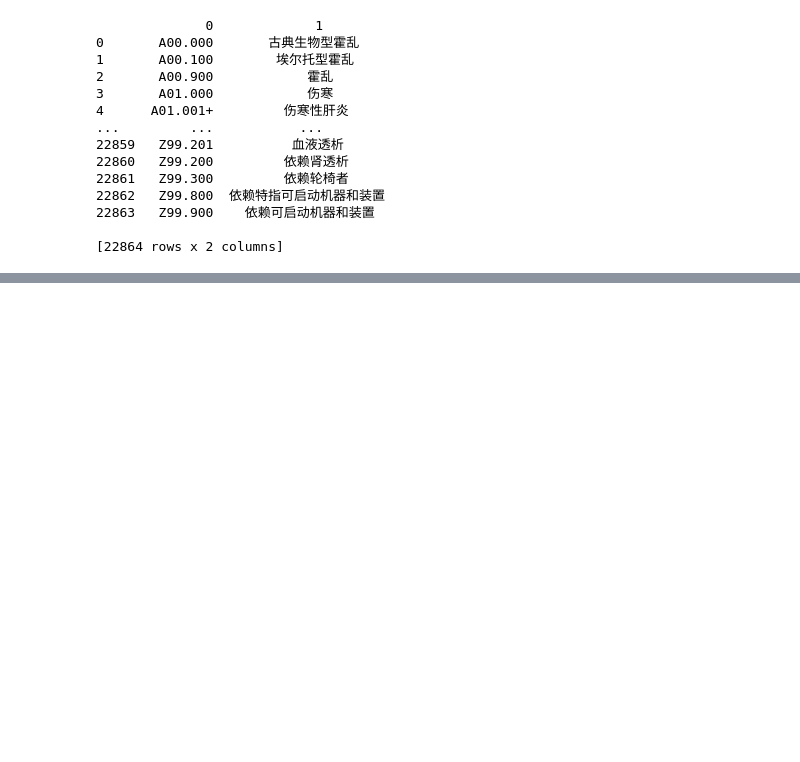
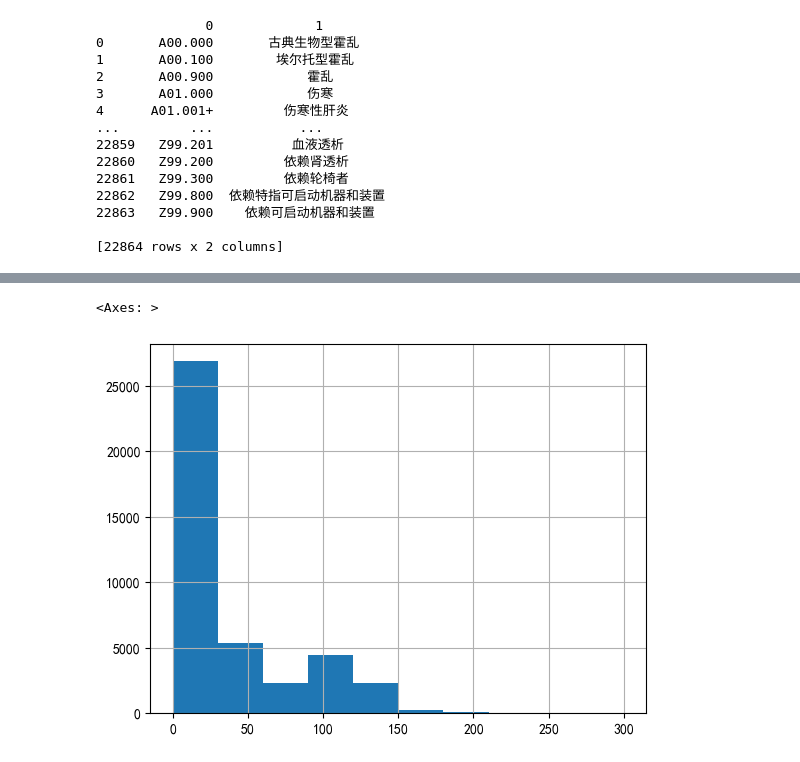
Before and after one commit to Heliumeow/InsuranceClaimClassificationProject, a Jupyter notebook: datawash.ipynb, the cells around one changed output, grey strips where cells are left out. Saved outputs shown, nothing was run; the diff lists cells and outputs as text; code cells hidden in the pictures; blank space fills up the shorter version.

```diff
--- a/datawash.ipynb
+++ b/datawash.ipynb
@@ -165,0 +559,6 @@ print(df_disease_code)
+# %%
+#从数据的分布可以看出"福利项目日限额"字段虽然是数值型变量，但是取值离散化，可以当成分类变量处理
+df['CWF_AMT_DAY'].hist()
+# %% [output]
+<Axes: >
+[figure, added]
```
Also changed, not shown: parts of 38 cells of this notebook.
